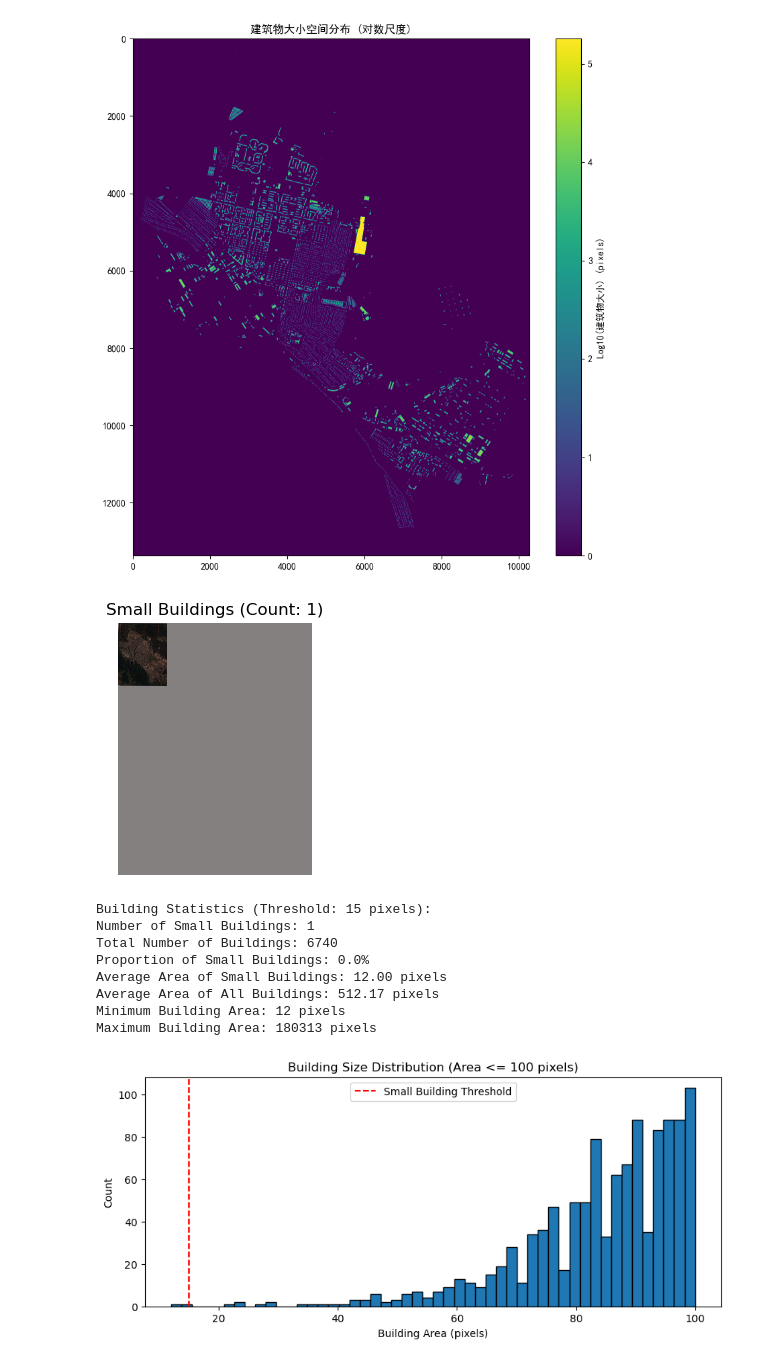
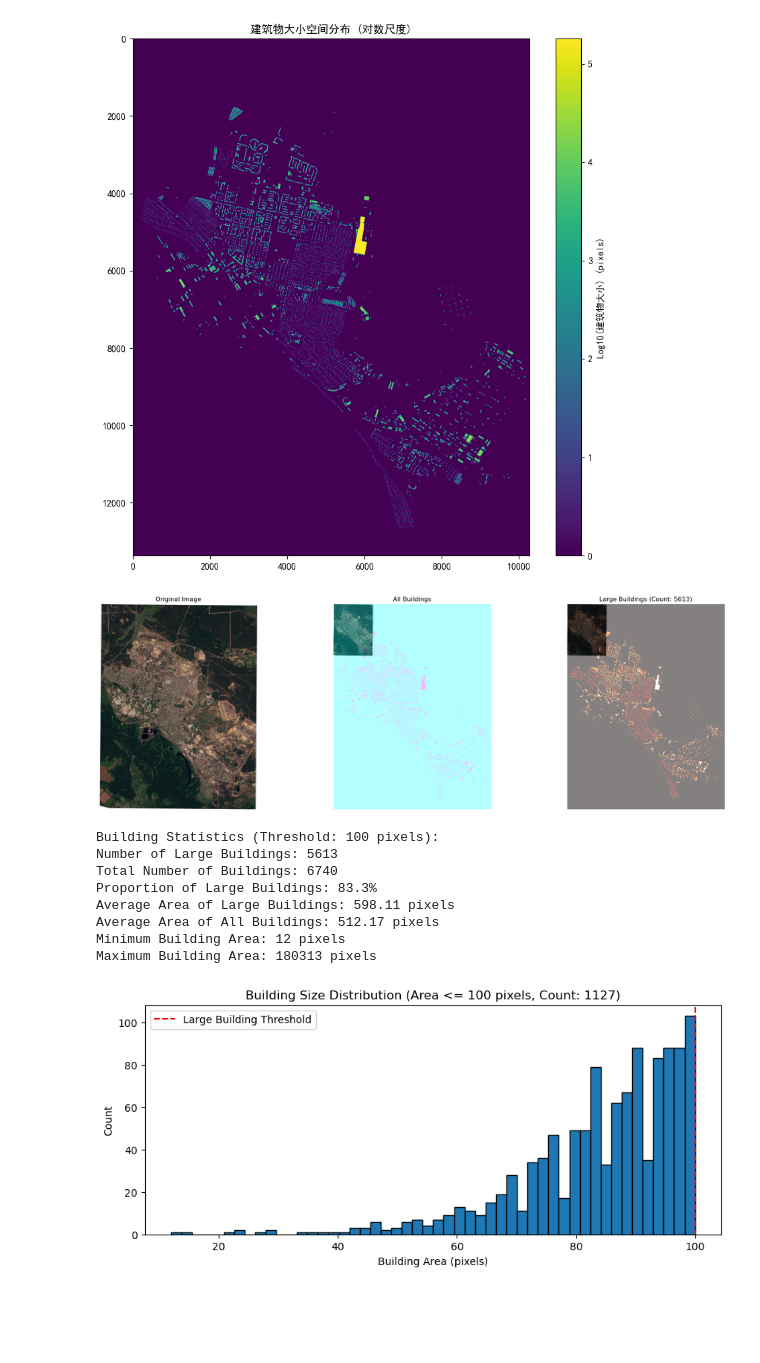
Before and after one commit to YoRsk/building_damage_assessment, a Jupyter notebook: training/utils/analyze_buildings.ipynb, the cells around one changed output. Saved outputs shown, nothing was run; the diff lists cells and outputs as text; code cells hidden in the pictures; blank space fills up the shorter version.

Commit message:
2.4 successfully try different images, some issues in analyze_buildings

```diff
--- a/training/utils/analyze_buildings.ipynb
+++ b/training/utils/analyze_buildings.ipynb
@@ -399,19 +399,19 @@ def show_fixed_threshold(image_path, mask_path, threshold=1000):
 # %%
 # 使用示例
 # 可以尝试不同的阈值\
-thresholds = [15]
+thresholds = [100]
 for threshold in thresholds:
     show_fixed_threshold('../images/20210709_073742_79_2431_3B_Visual_clip.tif',
                         '../buildingmasks/mask_Rubizhne.tif',
                         threshold=threshold)
 # %% [output]
-[figure, old version]
+[figure, new version]
-Building Statistics (Threshold: 15 pixels):
-Number of Small Buildings: 1
+Building Statistics (Threshold: 100 pixels):
+Number of Large Buildings: 5613
 Total Number of Buildings: 6740
-Proportion of Small Buildings: 0.0%
-Average Area of Small Buildings: 12.00 pixels
+Proportion of Large Buildings: 83.3%
+Average Area of Large Buildings: 598.11 pixels
 Average Area of All Buildings: 512.17 pixels
 Minimum Building Area: 12 pixels
 Maximum Building Area: 180313 pixels
-[figure, old version]
+[figure, new version]
```
Also changed, not shown: parts of 1 cell of this notebook, 2 other files.
